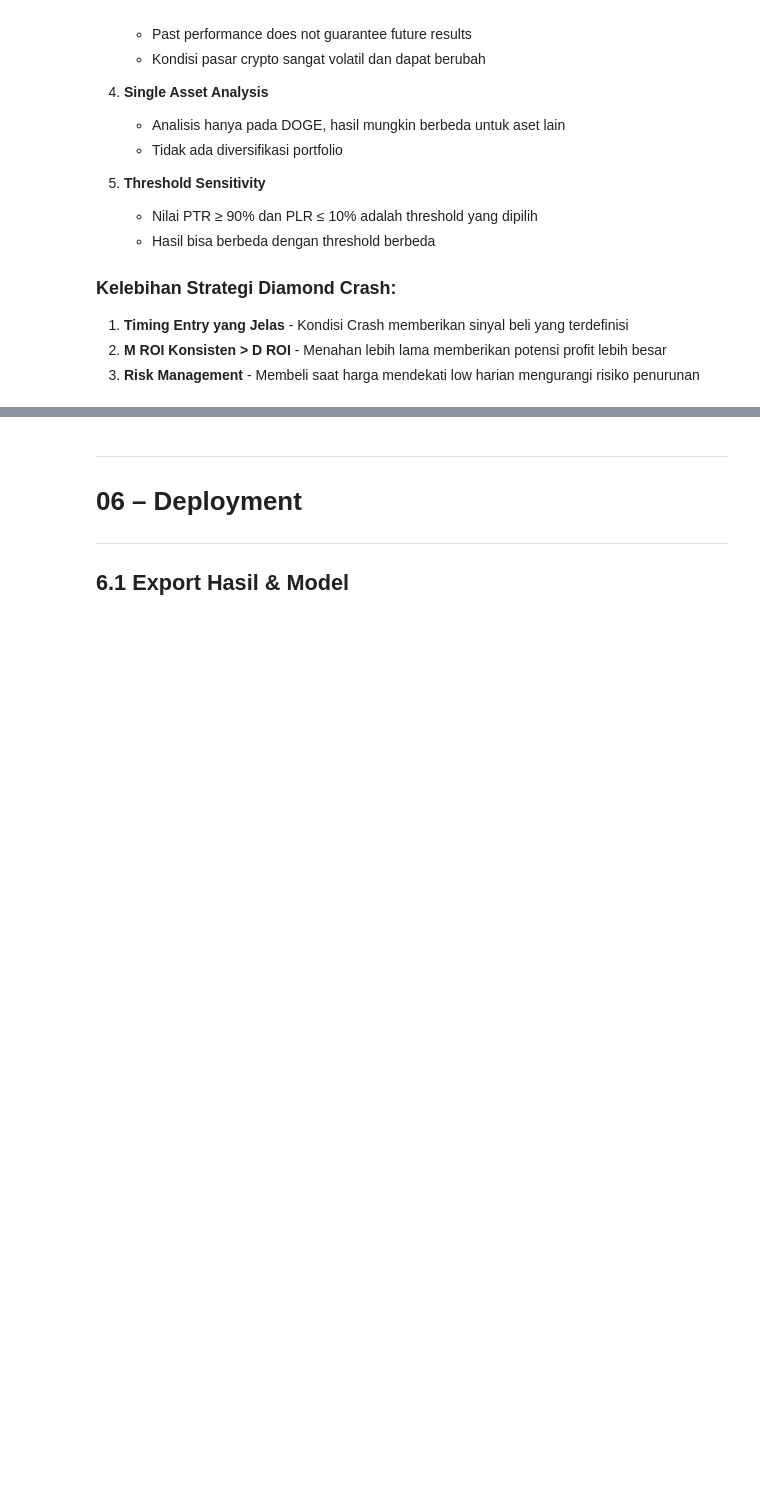
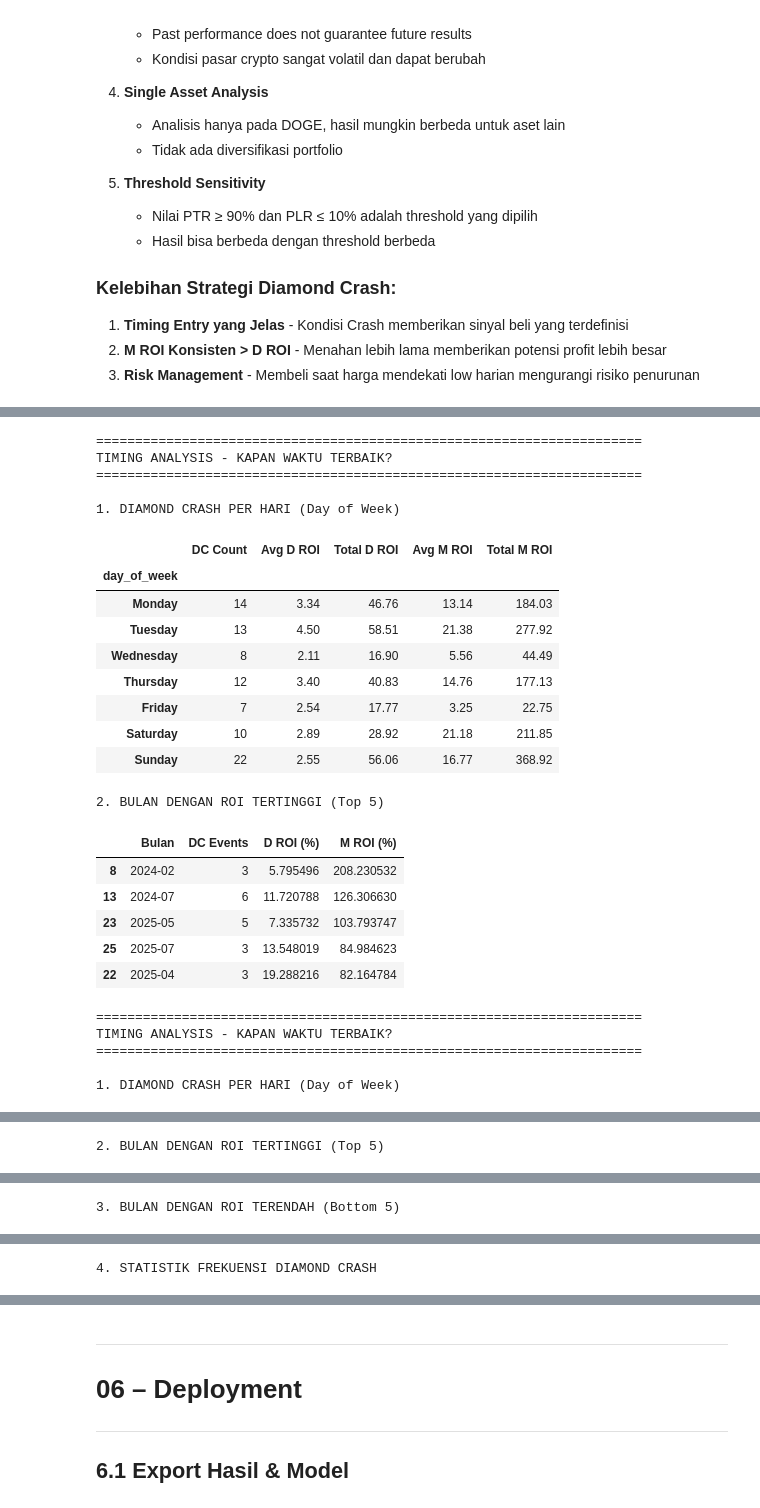
Before and after one commit to krisnaepras/fp-datamining, a Jupyter notebook: DOGE_Patterned_Dataset_CRISPDM.ipynb, the cells around one changed output, grey strips where cells are left out. Cells and saved outputs as stored; diff of their text form; code cells hidden in the pictures; blank space fills up the shorter version.

```diff
--- a/DOGE_Patterned_Dataset_CRISPDM.ipynb
+++ b/DOGE_Patterned_Dataset_CRISPDM.ipynb
@@ -1474,0 +1737,74 @@ Grafik disimpan ke: /media/krisnaepras/Shared/Project/kuliah/datmin/fp3/figures/
+# %%
+# Timing Analysis
+print("="*70)
+print("TIMING ANALYSIS - KAPAN WAKTU TERBAIK?")
+print("="*70)
+
+# ===== 1. ANALISIS PER HARI DALAM SEMINGGU =====
+print("\n1. DIAMOND CRASH PER HARI (Day of Week)")
+
+df_dc_events['day_of_week'] = pd.to_datetime(df_dc_events['dc_date']).dt.day_name()
+day_analysis = df_dc_events.groupby('day_of_week').agg({
+    'd_roi': ['count', 'mean', 'sum'],
+    'm_roi': ['mean', 'sum']
+}).round(2)
+day_analysis.columns = ['DC Count', 'Avg D ROI', 'Total D ROI', 'Avg M ROI', 'Total M ROI']
+
+# Urutkan berdasarkan hari
+day_order = ['Monday', 'Tuesday', 'Wednesday', 'Thursday', 'Friday', 'Saturday', 'Sunday']
+day_analysis = day_analysis.reindex(day_order)
+display(day_analysis)
+
+# ===== 2. BULAN TERBAIK =====
+print("\n2. BULAN DENGAN ROI TERTINGGI (Top 5)")
+
+top_months = df_monthly_roi.nlargest(5, 'm_roi')[['year_month', 't_dc', 'd_roi', 'm_roi']]
+top_months.columns = ['Bulan', 'DC Events', 'D ROI (%)', 'M ROI (%)']
+display(top_months)
+
+# ===== 3. BULAN TERBURUK =====
+print("\n3. BULAN DENGAN ROI TERENDAH (Bottom 5)")
+
+bottom_months = df_monthly_roi.nsmallest(5, 'm_roi')[['year_month', 't_dc', 'd_roi', 'm_roi']]
+bottom_months.columns = ['Bulan', 'DC Events', 'D ROI (%)', 'M ROI (%)']
+display(bottom_months)
+
+# ===== 4. FREKUENSI DC PER BULAN =====
+print("\n4. STATISTIK FREKUENSI DIAMOND CRASH")
+freq_stats = pd.DataFrame({
+    'Metric': ['Rata-rata DC per Bulan', 'Min DC per Bulan', 'Max DC per Bulan', 'Total Bulan dengan DC'],
+    'Nilai': [
+        f"{df_monthly_roi['t_dc'].mean():.1f} events",
+        f"{df_monthly_roi['t_dc'].min()} events",
+        f"{df_monthly_roi['t_dc'].max()} events",
+        f"{len(df_monthly_roi)} bulan"
+    ]
+})
+display(freq_stats)
+# %% [output]
+======================================================================
+TIMING ANALYSIS - KAPAN WAKTU TERBAIK?
+======================================================================
+
+1. DIAMOND CRASH PER HARI (Day of Week)
+|  | DC Count | Avg D ROI | Total D ROI | Avg M ROI | Total M ROI |
+| day_of_week |  |  |  |  |  |
+| Monday | 14 | 3.34 | 46.76 | 13.14 | 184.03 |
+| Tuesday | 13 | 4.50 | 58.51 | 21.38 | 277.92 |
+| Wednesday | 8 | 2.11 | 16.90 | 5.56 | 44.49 |
+| Thursday | 12 | 3.40 | 40.83 | 14.76 | 177.13 |
+| Friday | 7 | 2.54 | 17.77 | 3.25 | 22.75 |
+| Saturday | 10 | 2.89 | 28.92 | 21.18 | 211.85 |
+| Sunday | 22 | 2.55 | 56.06 | 16.77 | 368.92 |
+2. BULAN DENGAN ROI TERTINGGI (Top 5)
+|  | Bulan | DC Events | D ROI (%) | M ROI (%) |
+| 8 | 2024-02 | 3 | 5.795496 | 208.230532 |
+| 13 | 2024-07 | 6 | 11.720788 | 126.306630 |
+| 23 | 2025-05 | 5 | 7.335732 | 103.793747 |
+| 25 | 2025-07 | 3 | 13.548019 | 84.984623 |
+| 22 | 2025-04 | 3 | 19.288216 | 82.164784 |
+======================================================================
+TIMING ANALYSIS - KAPAN WAKTU TERBAIK?
+======================================================================
+
+1. DIAMOND CRASH PER HARI (Day of Week)
@@ -1474,0 +1820 @@ Grafik disimpan ke: /media/krisnaepras/Shared/Project/kuliah/datmin/fp3/figures/
+2. BULAN DENGAN ROI TERTINGGI (Top 5)
@@ -1474,0 +1827 @@ Grafik disimpan ke: /media/krisnaepras/Shared/Project/kuliah/datmin/fp3/figures/
+3. BULAN DENGAN ROI TERENDAH (Bottom 5)
@@ -1474,0 +1834 @@ Grafik disimpan ke: /media/krisnaepras/Shared/Project/kuliah/datmin/fp3/figures/
+4. STATISTIK FREKUENSI DIAMOND CRASH
```
Also changed, not shown: parts of 29 cells of this notebook, 11 other files.
